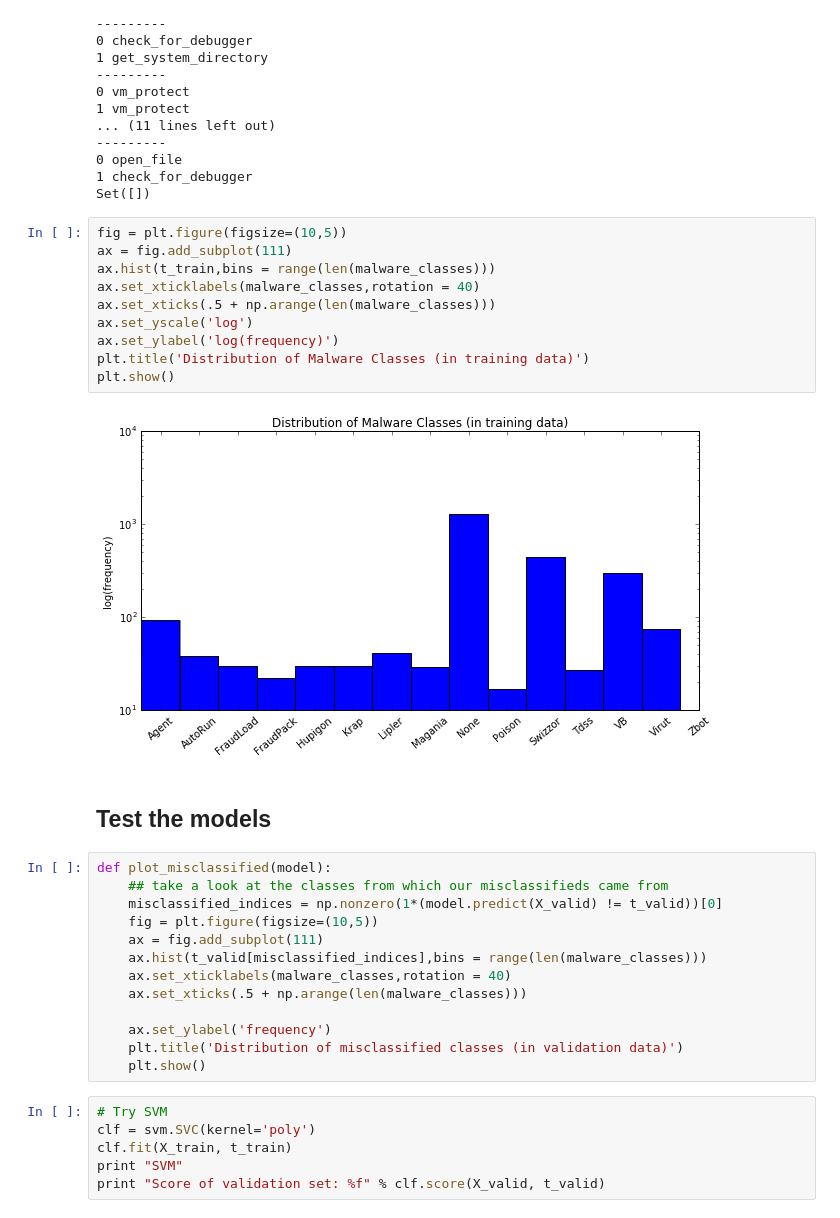
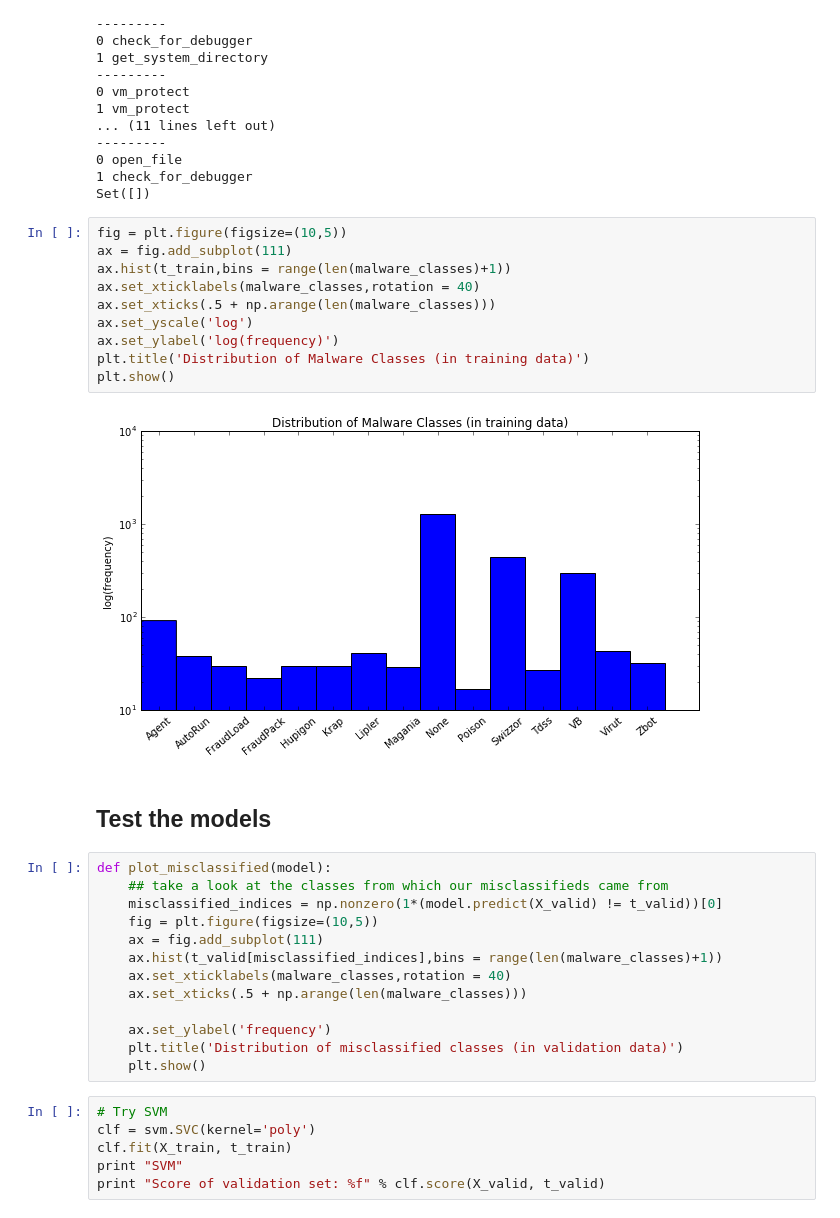
Before and after one commit to averyfaller/CS181Practical, a Jupyter notebook: 2/Practical2.ipynb, the cells around one changed output. Saved outputs shown, nothing was run; the diff lists cells and outputs as text.

Commit message:
Fixing histogram code. Off-by-one error.

```diff
--- a/2/Practical2.ipynb
+++ b/2/Practical2.ipynb
@@ -288,15 +288,15 @@ Set([])
 # %%
 fig = plt.figure(figsize=(10,5))
 ax = fig.add_subplot(111)
-ax.hist(t_train,bins = range(len(malware_classes)))
+ax.hist(t_train,bins = range(len(malware_classes)+1))
 ax.set_xticklabels(malware_classes,rotation = 40)
 ax.set_xticks(.5 + np.arange(len(malware_classes)))
 ax.set_yscale('log')
 ax.set_ylabel('log(frequency)')
 plt.title('Distribution of Malware Classes (in training data)')
 plt.show()
 # %% [output]
-[figure, old version]
+[figure, new version]
 # %% [markdown]
 ## Test the models
 # %%
@@ -305,7 +305,7 @@ def plot_misclassified(model):
     misclassified_indices = np.nonzero(1*(model.predict(X_valid) != t_valid))[0]
     fig = plt.figure(figsize=(10,5))
     ax = fig.add_subplot(111)
-    ax.hist(t_valid[misclassified_indices],bins = range(len(malware_classes)))
+    ax.hist(t_valid[misclassified_indices],bins = range(len(malware_classes)+1))
     ax.set_xticklabels(malware_classes,rotation = 40)
     ax.set_xticks(.5 + np.arange(len(malware_classes)))
 
```
Also changed, not shown: parts of 1 cell of this notebook.
